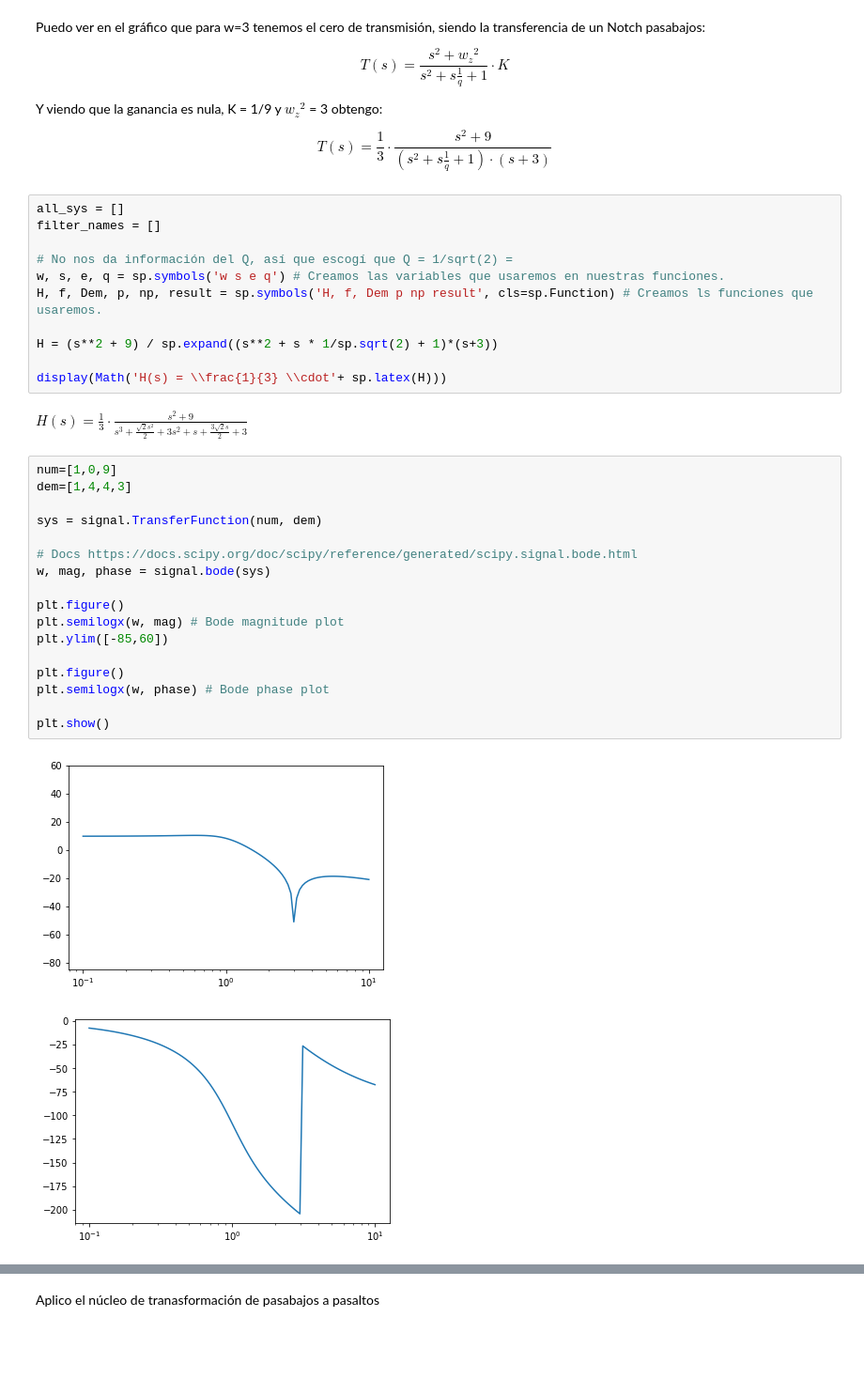
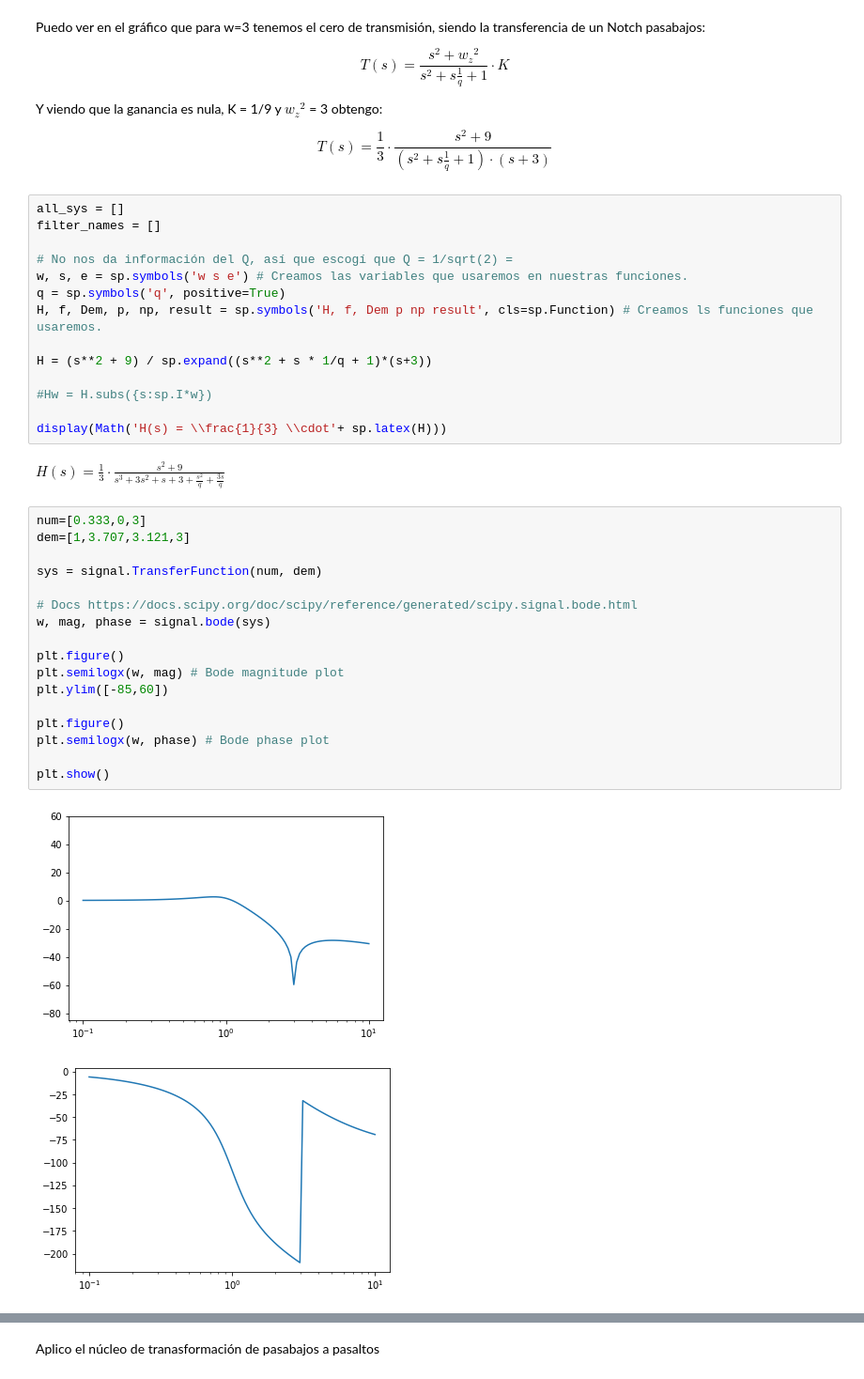
Before and after one commit to fedeSantana/TC2, a Jupyter notebook: Tarea semanal 4/Tarea Semanal 4.ipynb, the cells around one changed output, grey strips where cells are left out. Shown at 94% size. Drawn from its saved outputs; the diff is of its cells as text; blank space fills up the shorter version.

```diff
--- a/Tarea semanal 4/Tarea Semanal 4.ipynb
+++ b/Tarea semanal 4/Tarea Semanal 4.ipynb
@@ -22,32 +22,35 @@ all_sys = []
 filter_names = []
 
 # No nos da información del Q, así que escogí que Q = 1/sqrt(2) =
-w, s, e, q = sp.symbols('w s e q') # Creamos las variables que usaremos en nuestras funciones.
+w, s, e = sp.symbols('w s e') # Creamos las variables que usaremos en nuestras funciones.
+q = sp.symbols('q', positive=True)
 H, f, Dem, p, np, result = sp.symbols('H, f, Dem p np result', cls=sp.Function) # Creamos ls funciones que usaremos.
 
-H = (s**2 + 9) / sp.expand((s**2 + s * 1/sp.sqrt(2) + 1)*(s+3))
+H = (s**2 + 9) / sp.expand((s**2 + s * 1/q + 1)*(s+3))
+
+#Hw = H.subs({s:sp.I*w})
 
 display(Math('H(s) = \\frac{1}{3} \\cdot'+ sp.latex(H)))
 # %% [output]
-$\displaystyle H(s) = \frac{1}{3} \cdot\frac{s^{2} + 9}{s^{3} + \frac{\sqrt{2} s^{2}}{2} + 3 s^{2} + s + \frac{3 \sqrt{2} s}{2} + 3}$
+$\displaystyle H(s) = \frac{1}{3} \cdot\frac{s^{2} + 9}{s^{3} + 3 s^{2} + s + 3 + \frac{s^{2}}{q} + \frac{3 s}{q}}$
 # %%
-num=[1,0,9]
-dem=[1,4,4,3]
+num=[0.333,0,3]
+dem=[1,3.707,3.121,3]
 
 sys = signal.TransferFunction(num, dem)
 
 # Docs https://docs.scipy.org/doc/scipy/reference/generated/scipy.signal.bode.html
 w, mag, phase = signal.bode(sys)
 
 plt.figure()
 plt.semilogx(w, mag) # Bode magnitude plot
 plt.ylim([-85,60])
 
 plt.figure()
 plt.semilogx(w, phase) # Bode phase plot
 
 plt.show()
 # %% [output]
-[figure, old version]
+[figure, new version]
-[figure, old version]
+[figure, new version]
 # %%
```
Also changed, not shown: parts of 14 cells of this notebook.
